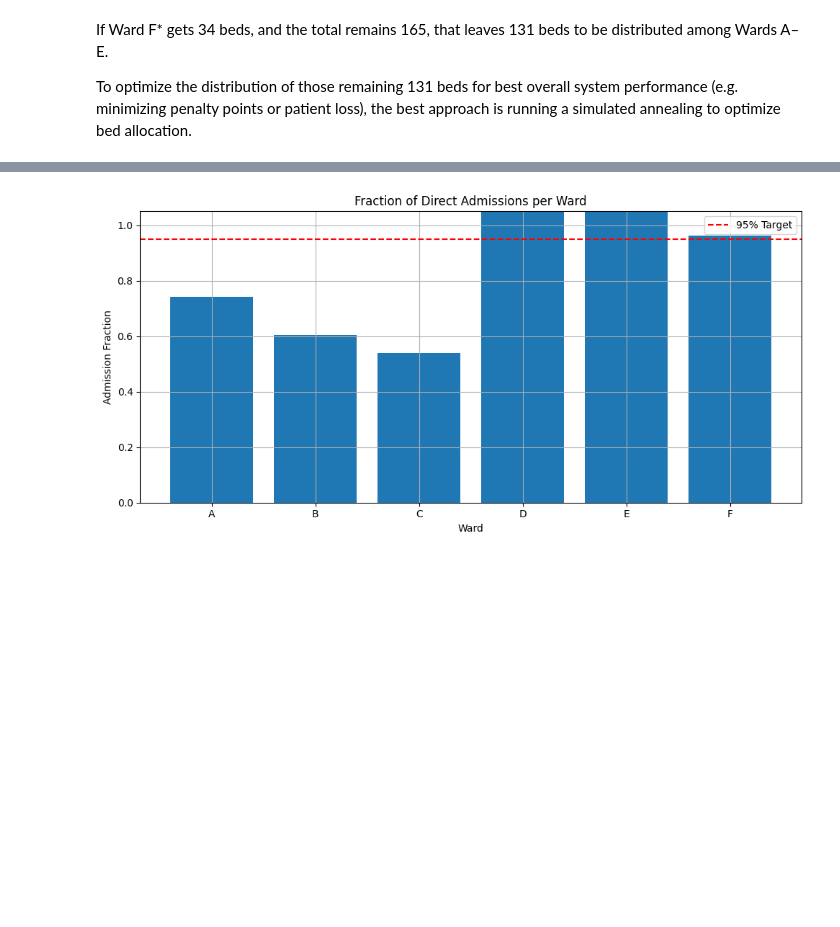
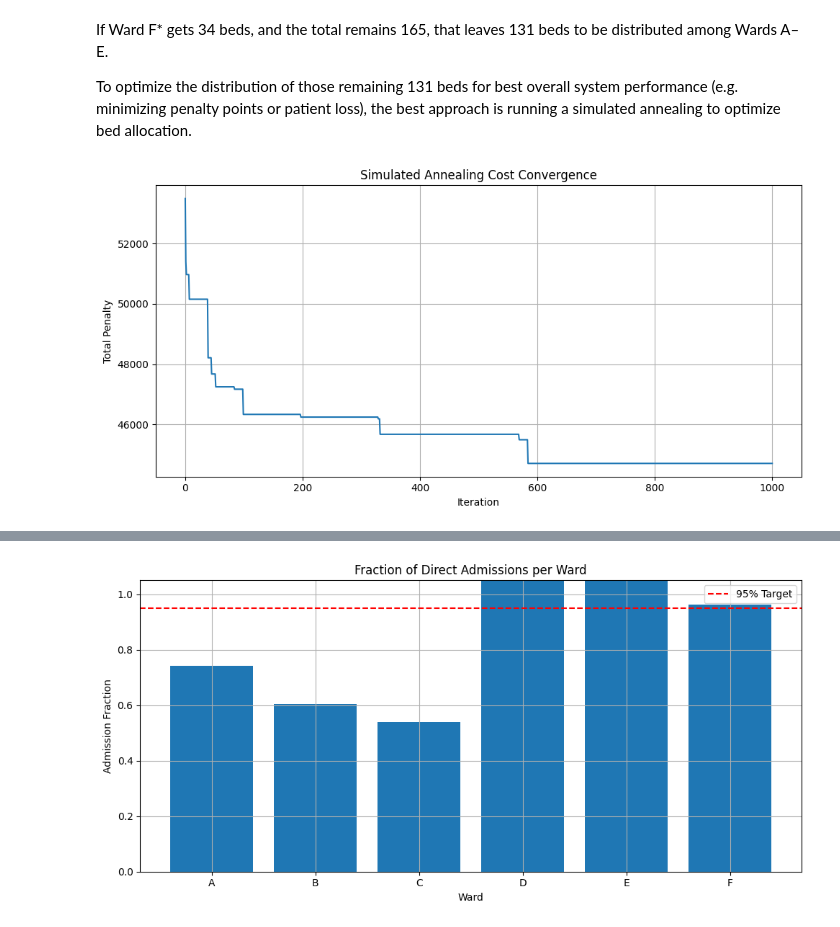
Before and after one commit to manufer20/stochastic-simulation, a Jupyter notebook: project 2/OLD_Jawhara_project_2_version_2.ipynb, the cells around one changed output, grey strips where cells are left out. Saved outputs shown, nothing was run; the diff lists cells and outputs as text; code cells hidden in the pictures; blank space fills up the shorter version.

```diff
--- a/project 2/OLD_Jawhara_project_2_version_2.ipynb
+++ b/project 2/OLD_Jawhara_project_2_version_2.ipynb
@@ -680,16 +673,17 @@ If Ward F* gets 34 beds, and the total remains 165, that leaves 131 beds to be d
 
 To optimize the distribution of those remaining 131 beds for best overall system performance (e.g. minimizing penalty points or patient loss), the best approach is running a simulated annealing to optimize bed allocation.
 # %%
+# Re-run after code execution environment reset
 import numpy as np
 import random
 import heapq
 import matplotlib.pyplot as plt
 
 # Set random seeds for reproducibility
-random.seed(0)
-np.random.seed(0)
+random.seed(42)
+np.random.seed(42)
 
-# --- Parameters ---
+# Parameters
 WARDS = ['A', 'B', 'C', 'D', 'E', 'F']
 arrival_rates = {'A': 14.5, 'B': 11.0, 'C': 8.0, 'D': 6.5, 'E': 5.0, 'F': 13.0}
 stay_means = {'A': 2.9, 'B': 4.0, 'C': 4.5, 'D': 1.4, 'E': 3.9, 'F': 2.2}
@@ -703,7 +697,7 @@ relocation_probs = {
     'F': {'A': 0.20, 'B': 0.20, 'C': 0.20, 'D': 0.20, 'E': 0.20}
 }
 
-# Simulation helper functions
+# Initialize events for the simulation
 def initialize_events(days=365):
     event_list = []
     for ptype in WARDS:
@@ -715,84 +709,81 @@ def initialize_events(days=365):
                 heapq.heappush(event_list, (t, 'Arr', ptype))
     return event_list
 
+# Hospital flow simulation
 def simulate_hospital_flow(initial_beds, days=365):
     bed = initial_beds.copy()
     penalties = {w: 0 for w in WARDS}
-    blocked = 0
     event_list = initialize_events(days)
-
-    patients_total = {w: 0 for w in WARDS}
-    patients_admitted = {w: 0 for w in WARDS}
-    patients_relocated = {w: 0 for w in WARDS}
-    patients_lost = {w: 0 for w in WARDS}
 
     while event_list:
         time, event_type, info = heapq.heappop(event_list)
         if event_type == 'Arr':
             ptype = info
-            patients_total[ptype] += 1
             if bed[ptype] > 0:
                 bed[ptype] -= 1
                 los = np.random.exponential(stay_means[ptype])
                 heapq.heappush(event_list, (time + los, 'Dep', ptype))
-                patients_admitted[ptype] += 1
             else:
                 penalties[ptype] += urgency_points[ptype]
                 dests = list(relocation_probs[ptype].keys())
                 probs = list(relocation_probs[ptype].values())
                 dest = random.choices(dests, probs)[0]
                 heapq.heappush(event_list, (time, 'Tra', (ptype, dest)))
         elif event_type == 'Dep':
             ptype = info
             bed[ptype] += 1
         elif event_type == 'Tra':
             from_type, dest = info
             if bed[dest] > 0:
                 bed[dest] -= 1
-                patients_relocated[from_type] += 1
-                patients_admitted[dest] += 1
                 los = np.random.exponential(stay_means[from_type])
                 heapq.heappush(event_list, (time + los, 'Dep', dest))
             else:
-                patients_lost[from_type] += 1
-                blocked += 1
+                penalties[from_type] += urgency_points[from_type]
+    return sum(penalties.values())
 
-    total_penalty = sum(penalties.values())
-    return total_penalty, patients_total, patients_admitted
+# Simulated annealing optimization
+def optimize_bed_allocation(total_beds=165, fixed_f=34, k_max=1000, alpha=0.999):
+    current = {'A': 26, 'B': 26, 'C': 26, 'D': 26, 'E': 27, 'F': fixed_f}
+    best = current.copy()
+    best_cost = simulate_hospital_flow(best)
+    T0 = 1000
 
-# Simulated annealing for optimizing A-E allocation with F fixed
-def simulated_annealing(total_beds=165, fixed_f=34, max_iter=3000, T_start=1000, T_end=1, alpha=0.995):
-    current = {'A': 26, 'B': 26, 'C': 26, 'D': 26, 'E': 28, 'F': fixed_f}
-    best = current.copy()
-    best_score, *_ = simulate_hospital_flow(best)
-    T = T_start
+    cost_history = [best_cost]
 
-    for _ in range(max_iter):
-        # Propose new state by swapping one bed from one ward to another (excluding F)
+    for k in range(1, k_max + 1):
         wards = ['A', 'B', 'C', 'D', 'E']
-        new = current.copy()
         a, b = random.sample(wards, 2)
-        if new[a] > 1:
-            new[a] -= 1
-            new[b] += 1
-
-            score, *_ = simulate_hospital_flow(new)
-            delta = score - best_score
+        if current[a] > 1:
+            neighbor = current.copy()
+            neighbor[a] -= 1
+            neighbor[b] += 1
+            cost = simulate_hospital_flow(neighbor)
+            delta = cost - best_cost
+            T = T0 * (alpha ** k)
 
             if delta < 0 or np.random.rand() < np.exp(-delta / T):
-                current = new.copy()
-                if score < best_score:
-                    best_score = score
-                    best = new.copy()
+                current = neighbor.copy()
+                if cost < best_cost:
+                    best_cost = cost
+                    best = neighbor.copy()
+            cost_history.append(best_cost)
 
-        T *= alpha
-        if T < T_end:
-            break
+    return best, best_cost, cost_history
 
-    return best, best_score
+# Run the optimization
+best_allocation, best_penalty, cost_history = optimize_bed_allocation()
 
-# Run the annealing process
-best_allocation, best_penalty = simulated_annealing()
+# Plot cost history
+plt.figure(figsize=(10, 5))
+plt.plot(cost_history)
+plt.title("Simulated Annealing Cost Convergence")
+plt.xlabel("Iteration")
+plt.ylabel("Total Penalty")
+plt.grid(True)
+plt.tight_layout()
+plt.show()
 
 best_allocation, best_penalty
 # %% [output]
+[figure, added]
```
Also changed, not shown: parts of 10 cells of this notebook, 3 other files.
